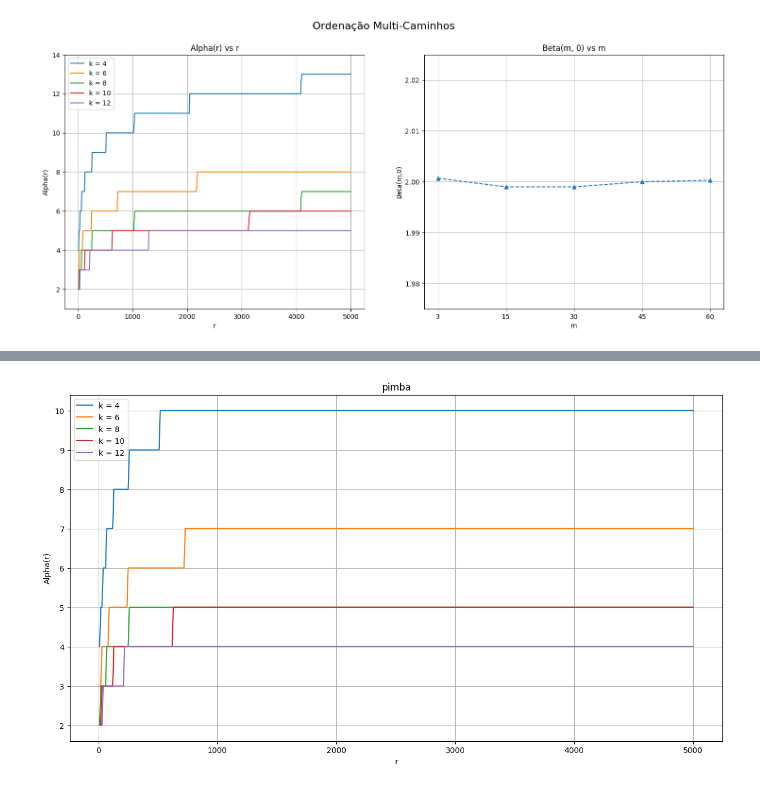
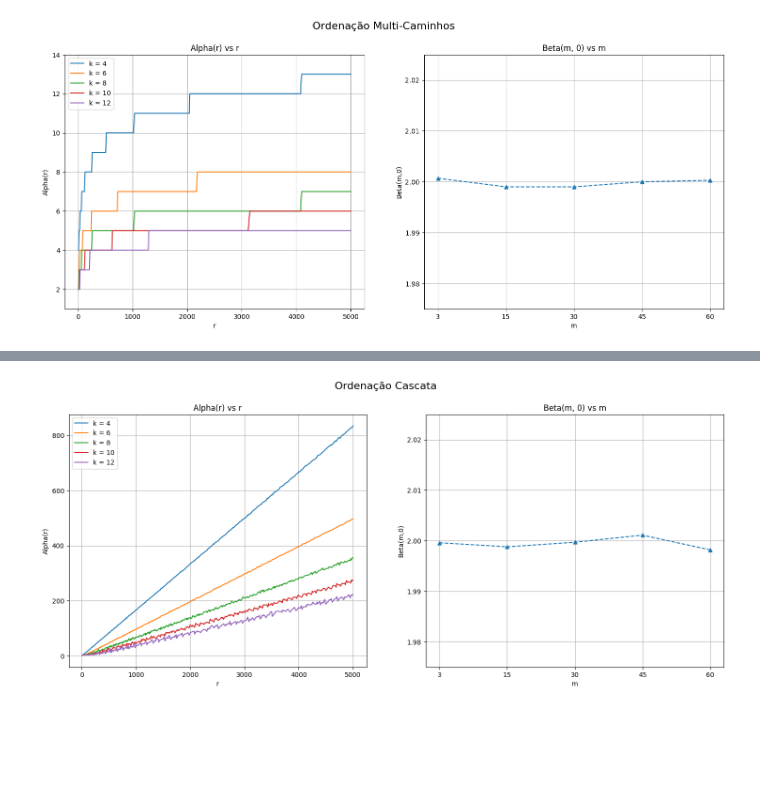
Before and after one commit to caiogmello/ordenacao_externa_eda2, a Jupyter notebook: plot.ipynb, the cells around one changed output, grey strips where cells are left out. Drawn from its saved outputs; the diff is of its cells as text; code cells hidden in the pictures; blank space fills up the shorter version.

```diff
--- a/plot.ipynb
+++ b/plot.ipynb
@@ -44,4 +25,0 @@ plotAlpha(alphaB, "pimba")
-# %%
-plotAlpha(alphaB, "pimba")
-# %% [output]
-[figure, removed]
@@ -50,3 +26,10 @@ plotBeta(betaB, "multi")
+# %%
+alphaC = loadAlpha('alphaCascata.json', './alphas')
+betaC = loadBeta('betaCascata.json', './betas')
+# %%
+subplotAlphaBeta(alphaC, betaC, 'Ordenação Cascata', beta_ylim0=1.975, beta_ylim1=2.025)
+# %% [output]
+[figure, added]
 # %%
 def subplotAlphaBeta(alpha, beta, title):
     fig, axs = plt.subplots(1,2, figsize=(18,7))
```
Also changed, not shown: parts of 14 cells of this notebook.
